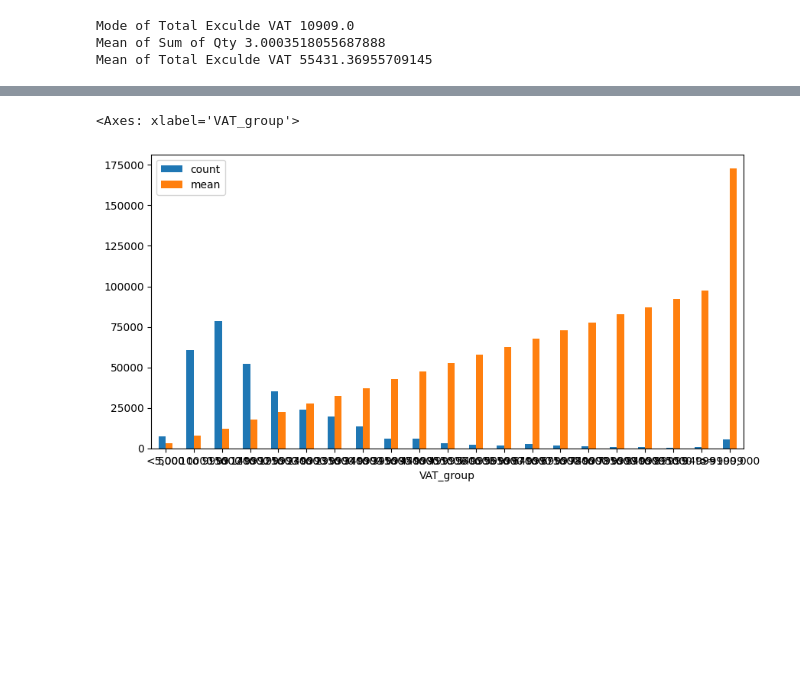
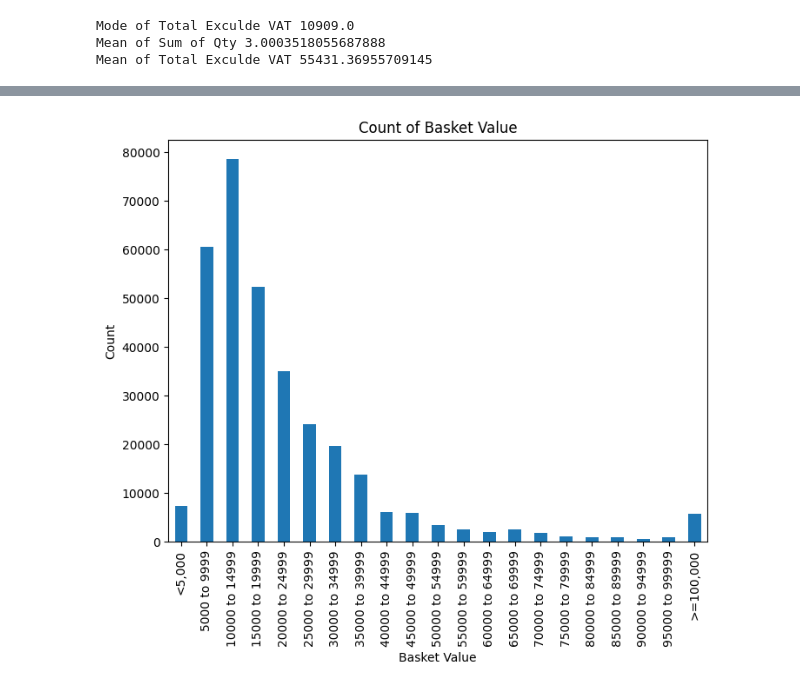
Before and after one commit to TrieuPH/python, a Jupyter notebook: Python/data/Basket-Analysis.ipynb, the cells around one changed output, grey strips where cells are left out. Cells and saved outputs as stored; diff of their text form; code cells hidden in the pictures; blank space fills up the shorter version.

```diff
--- a/Python/data/Basket-Analysis.ipynb
+++ b/Python/data/Basket-Analysis.ipynb
@@ -207,10 +203,14 @@ See the caveats in the documentation: https://pandas.pydata.org/pandas-docs/stab
 | 90000 to 94999 | 503 | 92332.564612 |
 | 95000 to 99999 | 770 | 97330.100000 |
 | >=100,000 | 5614 | 172775.427859 |
-# %%
-grouped_data.plot(kind='bar', figsize=(10, 5), rot=0)
-# %% [output]
-<Axes: xlabel='VAT_group'>
-[figure, removed]
+# %%
+# Plot bar chart
+grouped_data_total['count'].plot(kind='bar', figsize=(8, 6))
+plt.xlabel('Basket Value')
+plt.ylabel('Count')
+plt.title('Count of Basket Value')
+plt.show()
+# %% [output]
+[figure, added]
 # %%
 # Apply string slicing to create new columns 'StoreID' and 'BusinessDate'
```
Also changed, not shown: parts of 6 cells of this notebook, 1 other file.
